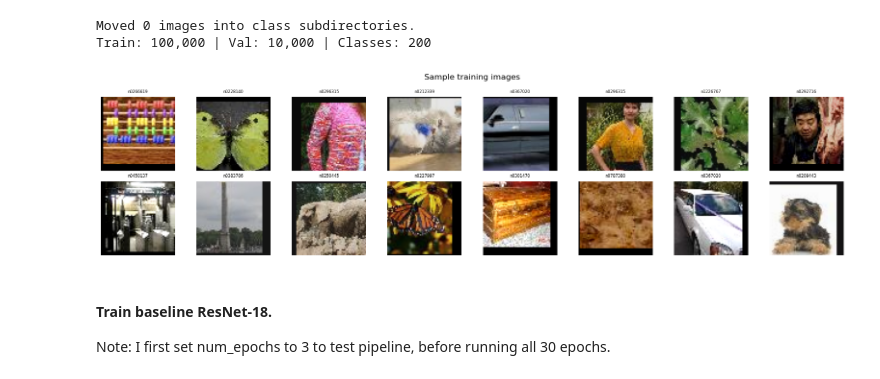
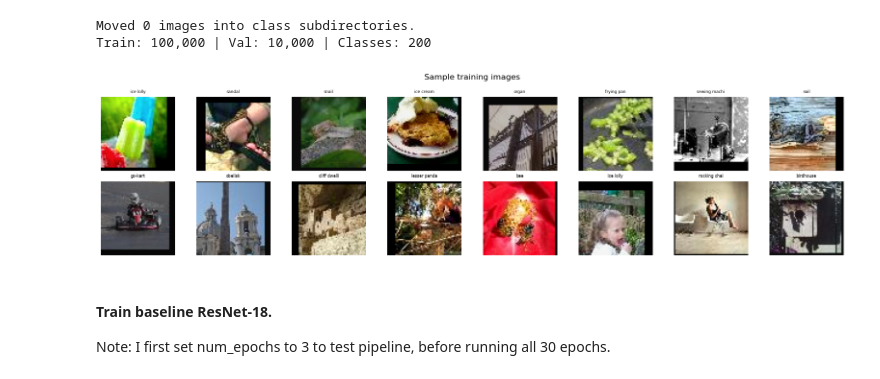
Before and after one commit to amchahal/cnn-gradcam-tiny-imagenet, a Jupyter notebook: cnn_gradcam.ipynb, the cells around one changed output. Saved outputs shown, nothing was run; the diff lists cells and outputs as text; code cells hidden in the pictures.

```diff
--- a/cnn_gradcam.ipynb
+++ b/cnn_gradcam.ipynb
@@ -30,19 +31,30 @@ print(f"Train: {len(train_dataset):,} | Val: {len(val_dataset):,} | Classes: {le
 # %% [output]
 Moved 0 images into class subdirectories.
 Train: 100,000 | Val: 10,000 | Classes: 200
+# %%
+def load_class_names(data_dir="./tiny-imagenet-200/"):
+    id_to_name = {}
+    with open(os.path.join(data_dir, 'words.txt')) as f:
+        for line in f:
+            parts = line.strip().split('\t')
+            id_to_name[parts[0]] = parts[1].split(',')[0]  # take first name only
+    return id_to_name
+
+id_to_name = load_class_names('./tiny-imagenet-200')
 # %%
 images, labels = next(iter(train_loader))
 fig, axes = plt.subplots(2, 8, figsize=(16, 4))
 for i, ax in enumerate(axes.flat):
     img = np.clip(denormalise(images[i]).permute(1, 2, 0).numpy(), 0, 1)
     ax.imshow(img)
-    ax.set_title(train_dataset.classes[labels[i]][:8], fontsize=6)
+    word_id = train_dataset.classes[labels[i]]
+    ax.set_title(id_to_name.get(word_id, word_id)[:12], fontsize=6)
     ax.axis("off")
 plt.suptitle("Sample training images")
 plt.tight_layout()
 plt.show()
 # %% [output]
-[figure, old version]
+[figure, new version]
 # %% [markdown]
 #### Train baseline ResNet-18.
 Note: I first set num_epochs to 3 to test pipeline, before running all 30 epochs.
```
Also changed, not shown: parts of 15 cells of this notebook, 1 other file.
